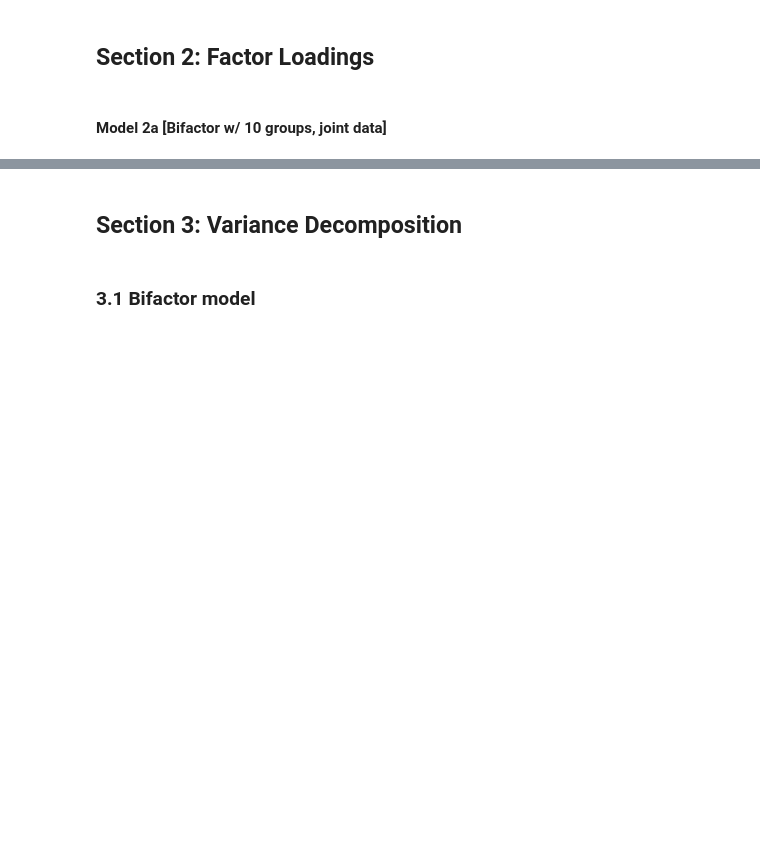
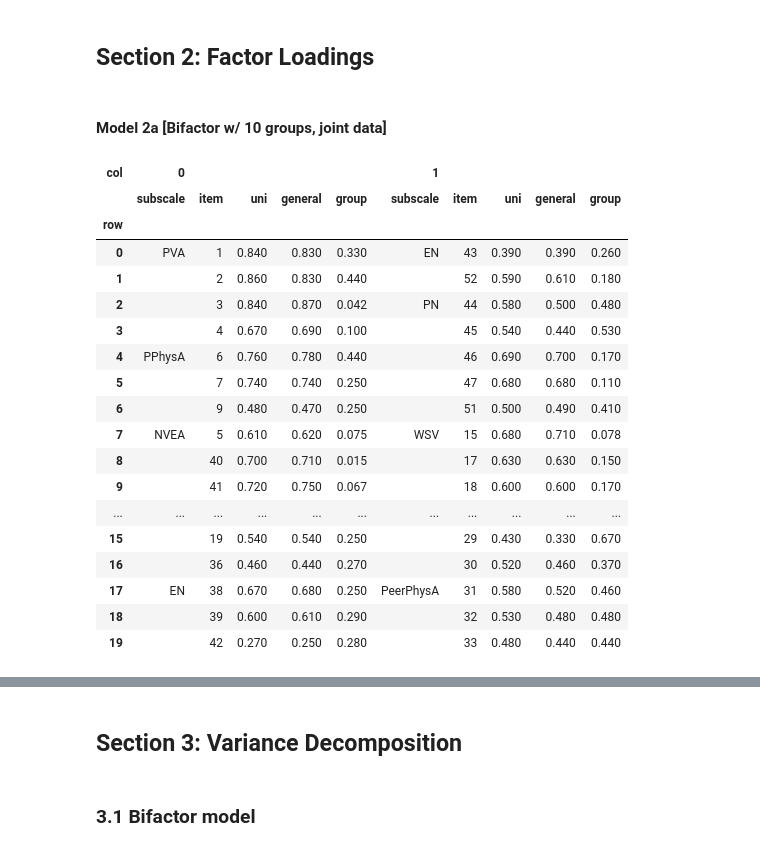
Before and after one commit to szorowi1/mace-irt, a Jupyter notebook: analysis/03_Loadings.ipynb, the cells around one changed output, grey strips where cells are left out. Saved outputs shown, nothing was run; the diff lists cells and outputs as text; code cells hidden in the pictures; blank space fills up the shorter version.

Commit message:
update loadings

```diff
--- a/analysis/03_Loadings.ipynb
+++ b/analysis/03_Loadings.ipynb
@@ -83,0 +12,81 @@ loadings.sort_values(['subscale','item'])
+# %%
+from pandas import Categorical
+
+## Load design data.
+design = read_csv(os.path.join('data', 'design.csv'), index_col=0)
+design = design[design.columns[:11]]
+
+## Define locally dependent items.
+ld = [[7,8], [9,10,11], [13,14], [15,16], [19,20], [21,22,23], [24,25], [33,34,35], [36,37]]
+for ix in ld: design = design.drop(index=ix[1:])
+
+#~~~~~~~~~~~~~~~~~~~~~~~~~~~~~~~~~~~~~~~~~~#
+### Load and prepare data.
+#~~~~~~~~~~~~~~~~~~~~~~~~~~~~~~~~~~~~~~~~~~#
+
+## Load Stan summary.
+m1 = read_csv(os.path.join('stan_results', 'teicher2015', 'grmq_m1_summary.tsv'), sep='\t', index_col=0)
+m2 = read_csv(os.path.join('stan_results', 'teicher2015', 'grmq_m2_summary.tsv'), sep='\t', index_col=0)
+
+## Extract factor loadings.
+loadings = np.zeros((len(design), 2)).astype(float)
+for i, j in np.column_stack([np.where(design)]).T:
+    loadings[i,int(j > 0)] = m2.loc[f'lambda[{i+1},{j+1}]','Mean']
+
+## Merge with unidimensional model.
+loadings = np.column_stack([
+    m1.T.filter(regex='lambda').T['Mean'].values,
+    loadings
+])
+
+## Convert to DataFrame.
+design = design.drop(columns='general')
+loadings = DataFrame(loadings, columns=['uni','general', 'group'])
+loadings.insert(0, 'item', design.index)
+loadings.insert(0, 'subscale', design.columns[np.where(design.values)[-1]])
+
+## Sort DataFrame.
+cols = ['PVA','PPhysA','NVEA','SexA','EN','PN','WSV','WIPV','PeerVA','PeerPhysA']
+loadings['subscale'] = Categorical(loadings.subscale, categories=cols, ordered=True)
+loadings = loadings.sort_values(['subscale','item'])
+
+## Format columns.
+loadings['item'] = loadings.item.apply(lambda x: '%0.0f' %x)
+loadings['uni'] = loadings.uni.apply(lambda x: '%0.3f' %x)
+loadings['general'] = loadings.general.apply(lambda x: '%0.3f' %x)
+loadings['group'] = loadings.group.apply(lambda x: '%0.3f' %x)
+
+## Convert to pivot table.
+aggfunc = lambda x: ''.join(x)
+loadings.insert(0, 'col', np.arange(len(loadings)) // 20)
+loadings.insert(0, 'row', np.arange(len(loadings)) % 20)
+loadings = loadings.pivot_table(['subscale','item','uni','general','group'], 'row', 'col', aggfunc=aggfunc).fillna('')
+loadings['subscale'] = loadings['subscale'].apply(lambda x: np.where(x == np.roll(x,1), '', x))
+
+## Sort columns.
+loadings = loadings[['subscale', 'item','uni','general','group']]
+loadings = loadings.swaplevel(0, 1, 1)
+loadings = loadings[[0,1]]
+
+## Display table.
+loadings
+# %% [output]
+| col | 0 |  |  |  |  | 1 |  |  |  |  |
+|  | subscale | item | uni | general | group | subscale | item | uni | general | group |
+| row |  |  |  |  |  |  |  |  |  |  |
+| 0 | PVA | 1 | 0.840 | 0.830 | 0.330 | EN | 43 | 0.390 | 0.390 | 0.260 |
+| 1 |  | 2 | 0.860 | 0.830 | 0.440 |  | 52 | 0.590 | 0.610 | 0.180 |
+| 2 |  | 3 | 0.840 | 0.870 | 0.042 | PN | 44 | 0.580 | 0.500 | 0.480 |
+| 3 |  | 4 | 0.670 | 0.690 | 0.100 |  | 45 | 0.540 | 0.440 | 0.530 |
+| 4 | PPhysA | 6 | 0.760 | 0.780 | 0.440 |  | 46 | 0.690 | 0.700 | 0.170 |
+| 5 |  | 7 | 0.740 | 0.740 | 0.250 |  | 47 | 0.680 | 0.680 | 0.110 |
+| 6 |  | 9 | 0.480 | 0.470 | 0.250 |  | 51 | 0.500 | 0.490 | 0.410 |
+| 7 | NVEA | 5 | 0.610 | 0.620 | 0.075 | WSV | 15 | 0.680 | 0.710 | 0.078 |
+| 8 |  | 40 | 0.700 | 0.710 | 0.015 |  | 17 | 0.630 | 0.630 | 0.150 |
+| 9 |  | 41 | 0.720 | 0.750 | 0.067 |  | 18 | 0.600 | 0.600 | 0.170 |
+| ... | ... | ... | ... | ... | ... | ... | ... | ... | ... | ... |
+| 15 |  | 19 | 0.540 | 0.540 | 0.250 |  | 29 | 0.430 | 0.330 | 0.670 |
+| 16 |  | 36 | 0.460 | 0.440 | 0.270 |  | 30 | 0.520 | 0.460 | 0.370 |
+| 17 | EN | 38 | 0.670 | 0.680 | 0.250 | PeerPhysA | 31 | 0.580 | 0.520 | 0.460 |
+| 18 |  | 39 | 0.600 | 0.610 | 0.290 |  | 32 | 0.530 | 0.480 | 0.480 |
+| 19 |  | 42 | 0.270 | 0.250 | 0.280 |  | 33 | 0.480 | 0.440 | 0.440 |
```
Also changed, not shown: parts of 4 cells of this notebook.
